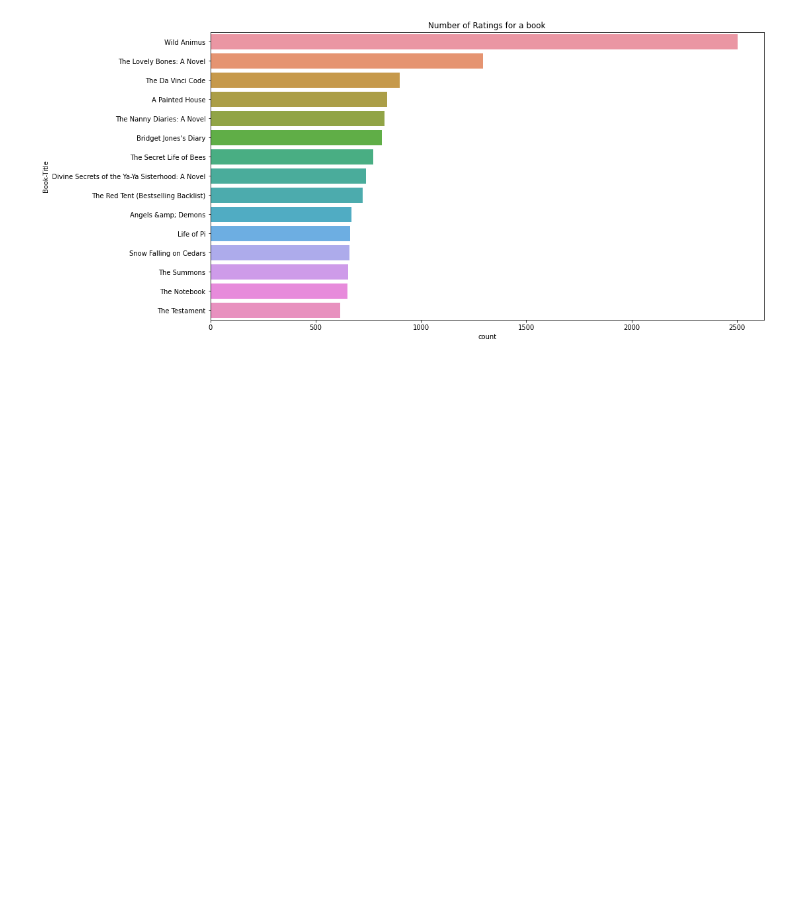
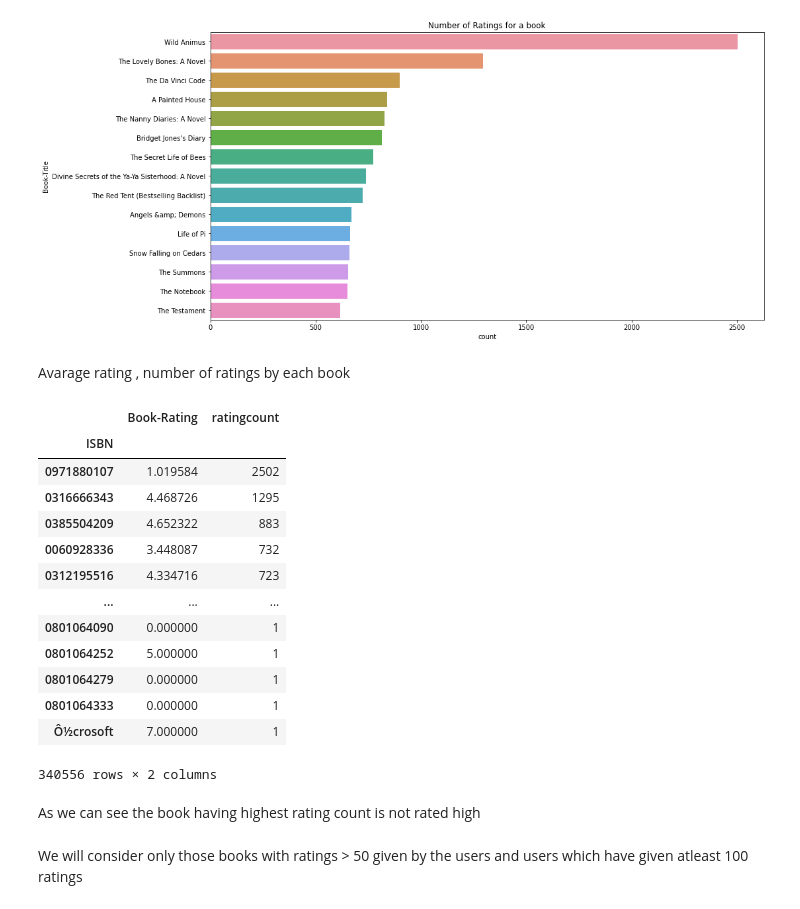
Before and after one commit to saurabhdaund76/Book-Recommendation-System, a Jupyter notebook: Book_recommendation_system.ipynb, the cells around one changed output. Cells and saved outputs as stored; diff of their text form; code cells hidden in the pictures; blank space fills up the shorter version.

```diff
--- a/Book_recommendation_system.ipynb
+++ b/Book_recommendation_system.ipynb
@@ -435,3 +435,29 @@ plt.title("Number of Ratings for a book")
 # %% [output]
 Text(0.5, 1.0, 'Number of Ratings for a book')
 [figure]
+# %% [markdown]
+Avarage rating , number of ratings by each book
+# %%
+# here we simply created a dataframe which grouby isbn and book rating by mean and count
+avarage_rating=  pd.DataFrame(ratings_df.groupby('ISBN')['Book-Rating'].mean())
+avarage_rating['ratingcount'] = pd.DataFrame(ratings_df.groupby('ISBN')['Book-Rating'].count())
+avarage_rating.sort_values('ratingcount',ascending=False)
+# %% [output]
+|  | Book-Rating | ratingcount |
+| ISBN |  |  |
+| 0971880107 | 1.019584 | 2502 |
+| 0316666343 | 4.468726 | 1295 |
+| 0385504209 | 4.652322 | 883 |
+| 0060928336 | 3.448087 | 732 |
+| 0312195516 | 4.334716 | 723 |
+| ... | ... | ... |
+| 0801064090 | 0.000000 | 1 |
+| 0801064252 | 5.000000 | 1 |
+| 0801064279 | 0.000000 | 1 |
+| 0801064333 | 0.000000 | 1 |
+| Ô½crosoft | 7.000000 | 1 |
+340556 rows × 2 columns
+# %% [markdown]
+As we can see the book having highest rating count is not rated high
+# %% [markdown]
+We will consider only those books with ratings > 50 given by the users and users which have given atleast 100 ratings
```
Also changed, not shown: parts of 13 cells of this notebook.
